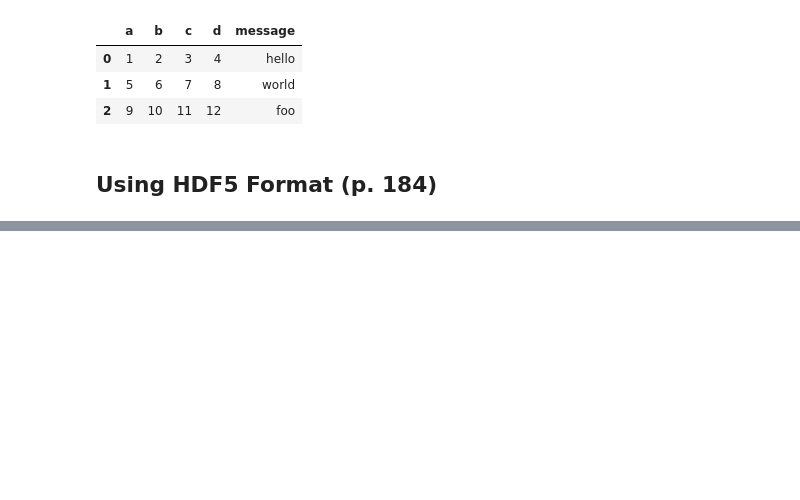
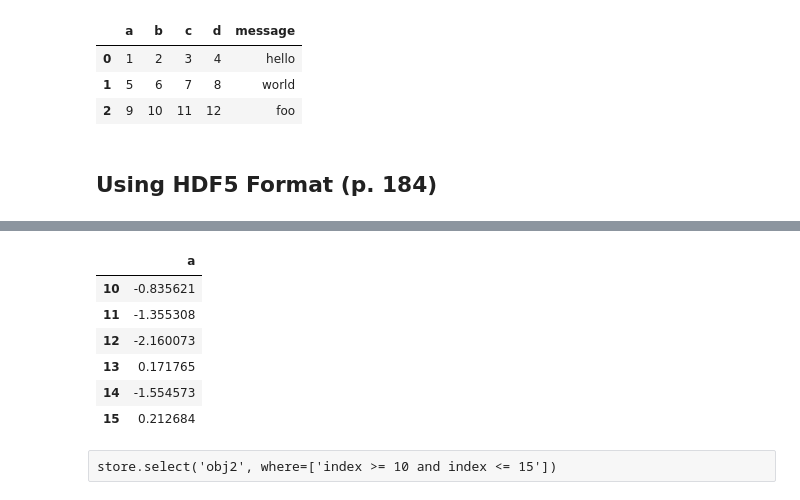
Before and after one commit to ZCW-Data1dot2/data-wrangling-pandas-leegivhan, a Jupyter notebook: Chapter6WorkAlong.ipynb, the cells around one changed output, grey strips where cells are left out. Cells and saved outputs as stored; diff of their text form; code cells hidden in the pictures; blank space fills up the shorter version.

```diff
--- a/Chapter6WorkAlong.ipynb
+++ b/Chapter6WorkAlong.ipynb
@@ -515,0 +547,10 @@ pd.read_pickle('examples/frame_pickle')
+# %%
+store.select('obj2', where=['index >= 10 and index <= 15'])
+# %% [output]
+|  | a |
+| 10 | -0.835621 |
+| 11 | -1.355308 |
+| 12 | -2.160073 |
+| 13 | 0.171765 |
+| 14 | -1.554573 |
+| 15 | 0.212684 |
@@ -515,0 +559,2 @@ pd.read_pickle('examples/frame_pickle')
+# %% [raw]
+store.select('obj2', where=['index >= 10 and index <= 15'])
```
Also changed, not shown: parts of 29 cells of this notebook, 2 other files.
